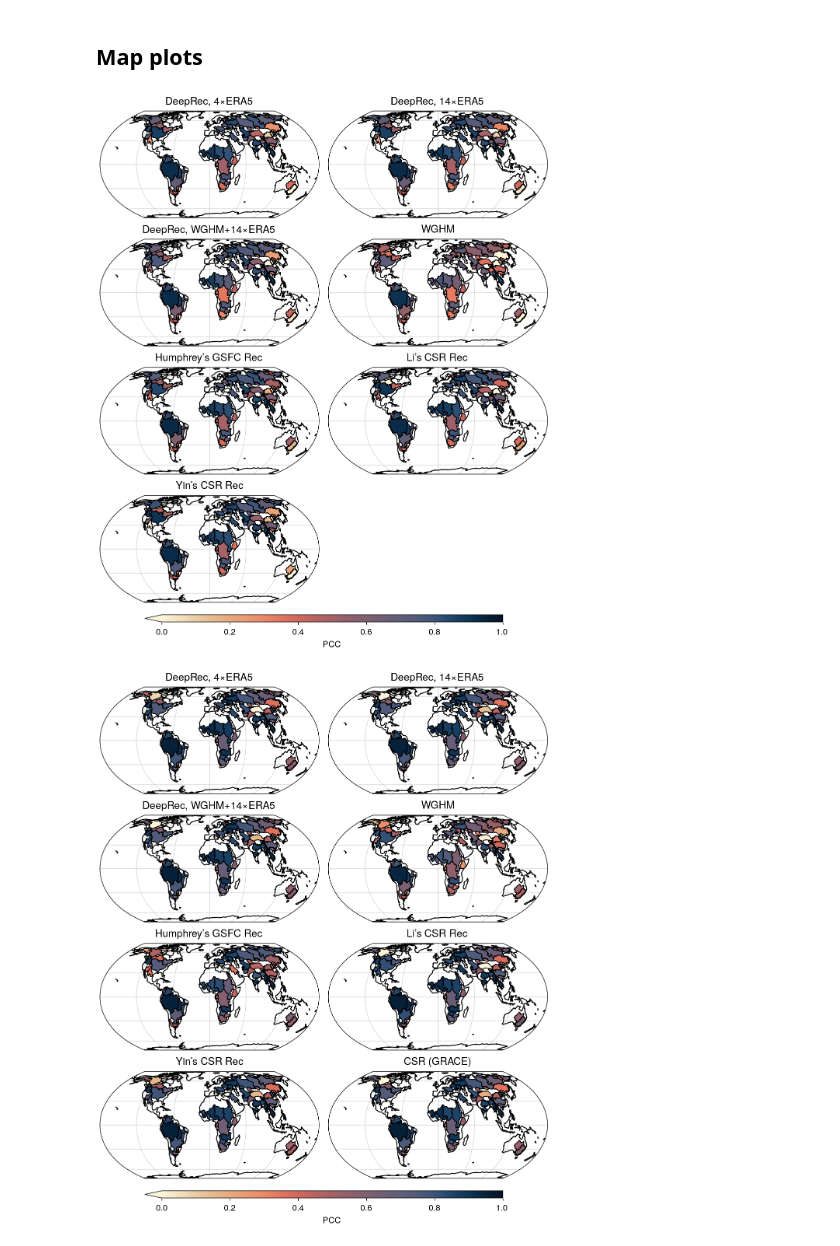
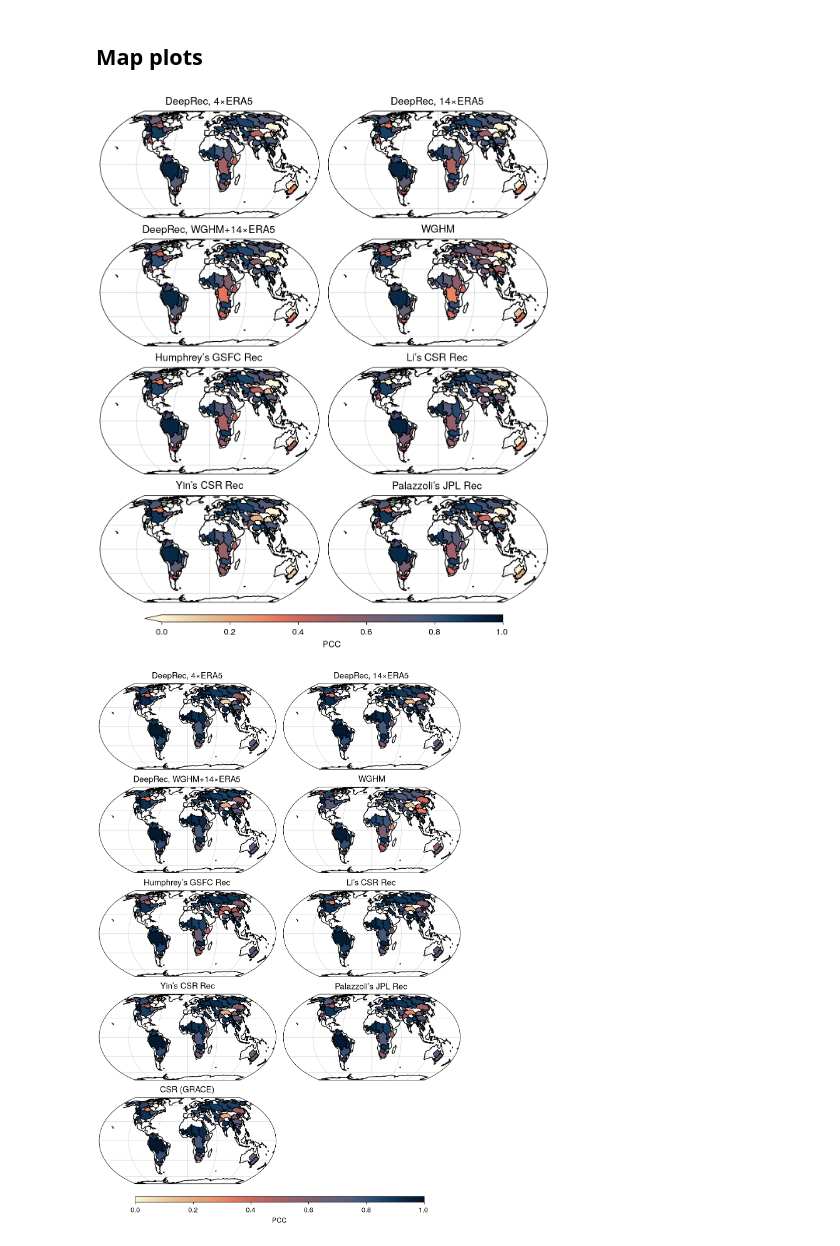
Before and after one commit to lqgentner/deeprec, a Jupyter notebook: notebooks/20-si-plots/slr-comparison.ipynb, the cells around one changed output. Saved outputs shown, nothing was run; the diff lists cells and outputs as text; code cells hidden in the pictures.

Commit message:
Added Palazzoli's Rec to SI plots

```diff
--- a/notebooks/20-si-plots/slr-comparison.ipynb
+++ b/notebooks/20-si-plots/slr-comparison.ipynb
@@ -70,12 +78,14 @@ vars_verbose = {
     "humphrey_gsfc_detrend": "Humphrey's GSFC Rec",
     "li_csr_full": "Li's CSR Rec",
     "yin_csr_full": "Yin's CSR Rec",
+    "palazzoli_jpl_full": "Palazzoli's JPL Rec",
     "twsa_csr": "CSR (GRACE)",
 }
 eval_names = vars_verbose.keys()
 # %%
 grace_name = "twsa_csr"
-slr_name = "twsa_slr_gauss"
+# slr_name = "twsa_slr_gauss"
+slr_name = "twsa_slr_2024"
 # %% [markdown]
 Remove time steps not available in the evaluation product:
 # %%
@@ -153,3 +183,14 @@ da_pcc_post = metrics.pearson_r(
 pcc_basin = xr.concat(
     [da_pcc_pre, da_pcc_post], dim=pd.Index(["pre", "post"], name="era")
 )
+# %%
+# GeoDataFrame containing basin shapes and areas
+gdf_basin_shapes = basins(top=72)
+
+# Series of basin areas, for scatter plotting
+s_basin_areas = gdf_basin_shapes.rename(
+    columns={"riverbasin": "region", "sum_sub_ar": "area"}
+).set_index("region")["area"]
+
+# DataArray of basin areas, for weighting
+da_basin_areas = xr.DataArray.from_series(s_basin_areas)
@@ -179,35 +227,36 @@ da_dummy_pre = da_dummy_post.drop_sel(model=grace_name)
 p = da_pcc_pre.dr.projplot_basins(
     da_dummy_pre,
     col="model",
+    figsize=(6, 8.25),
     **plot_kwargs,
 )
 
 # Plot basin shapes
-basin_shapes = basins(top=72)
 for ax, model in zip(p.axs.flat, da_pcc_pre.model.values):
     ax.set_title(vars_verbose[model])
-    basin_shapes.dr.projplot(ax=ax, **basinlines_kwargs)
+    gdf_basin_shapes.dr.projplot(ax=ax, **basinlines_kwargs)
 
 p.fig.savefig(
-    FIGURE_DIR / f"slr_pcc_{times_pre[0].year}-{times_post[1].year}.pdf", backend="pgf"
+    FIGURE_DIR / f"slr_pcc_{times_pre[0].year}-{times_pre[-1].year}.pdf", backend="pgf"
 )
 # %% [output]
-[figure, old version]
+[figure, new version]
 # %%
 p = da_pcc_post.dr.projplot_basins(
     da_dummy_post,
     col="model",
+    figsize=(6, 10.25),
     **plot_kwargs,
 )
 
 # Plot basin shapes
-basin_shapes = basins(top=72)
 for ax, model in zip(p.axs.flat, da_pcc_post.model.values):
     ax.set_title(vars_verbose[model])
-    basin_shapes.dr.projplot(ax=ax, **basinlines_kwargs)
+    gdf_basin_shapes.dr.projplot(ax=ax, **basinlines_kwargs)
 
 p.fig.savefig(
-    FIGURE_DIR / f"slr_pcc_{times_post[0].year}-{times_post[1].year}.pdf", backend="pgf"
+    FIGURE_DIR / f"slr_pcc_{times_post[0].year}-{times_post[-1].year}.pdf",
+    backend="pgf",
 )
 # %% [output]
-[figure, old version]
+[figure, new version]
```
Also changed, not shown: parts of 9 cells of this notebook, 15 other files.
